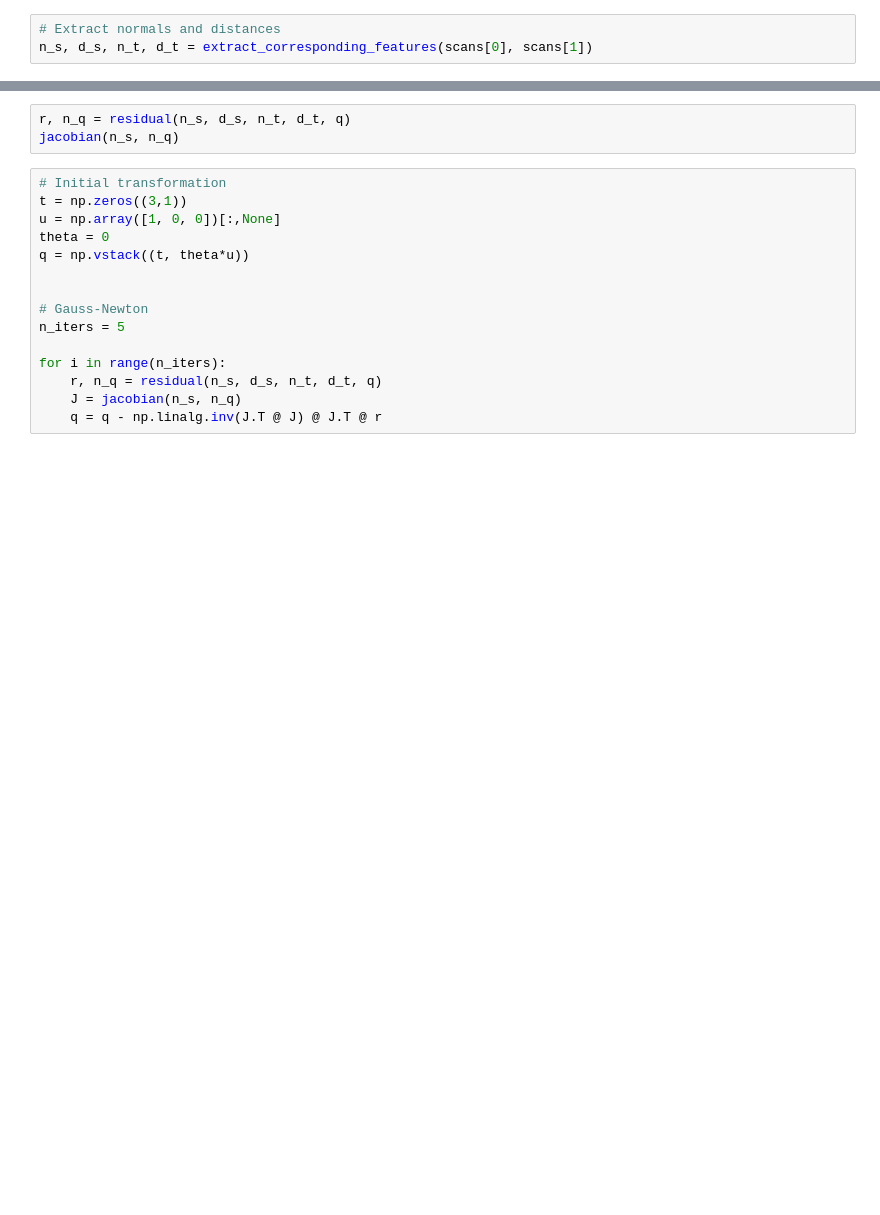
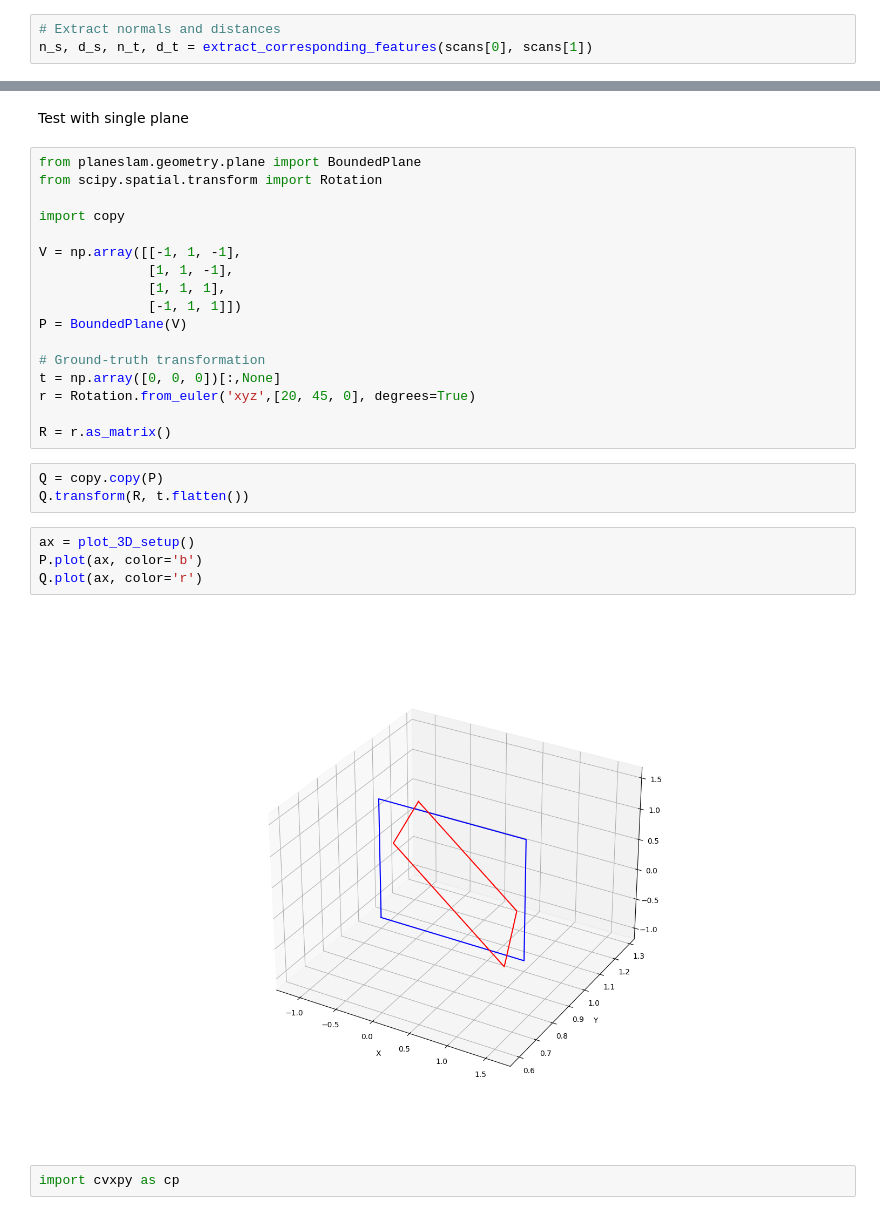
Before and after one commit to Stanford-NavLab/planeslam, a Jupyter notebook: notebooks/registration/plane_registration.ipynb, the cells around one changed output, grey strips where cells are left out. Cells and saved outputs as stored; diff of their text form; blank space fills up the shorter version.

Commit message:
debugging plane registration

```diff
--- a/notebooks/registration/plane_registration.ipynb
+++ b/notebooks/registration/plane_registration.ipynb
@@ -184,18 +61,30 @@ q = np.vstack((t, theta*u))
-# %%
-r, n_q = residual(n_s, d_s, n_t, d_t, q)
-jacobian(n_s, n_q)
-# %%
-# Initial transformation
-t = np.zeros((3,1))
-u = np.array([1, 0, 0])[:,None]
-theta = 0
-q = np.vstack((t, theta*u))
-
-
-# Gauss-Newton
-n_iters = 5
-
-for i in range(n_iters):
-    r, n_q = residual(n_s, d_s, n_t, d_t, q)
-    J = jacobian(n_s, n_q)
-    q = q - np.linalg.inv(J.T @ J) @ J.T @ r
+# %% [markdown]
+Test with single plane
+# %%
+from planeslam.geometry.plane import BoundedPlane
+from scipy.spatial.transform import Rotation
+
+import copy
+
+V = np.array([[-1, 1, -1],
+              [1, 1, -1],
+              [1, 1, 1],
+              [-1, 1, 1]])
+P = BoundedPlane(V)
+
+# Ground-truth transformation
+t = np.array([0, 0, 0])[:,None]
+r = Rotation.from_euler('xyz',[20, 45, 0], degrees=True)
+
+R = r.as_matrix()
+# %%
+Q = copy.copy(P)
+Q.transform(R, t.flatten())
+# %%
+ax = plot_3D_setup()
+P.plot(ax, color='b')
+Q.plot(ax, color='r')
+# %% [output]
+[figure, added]
+# %%
+import cvxpy as cp
```
Also changed, not shown: parts of 6 cells of this notebook, 2 other files.
